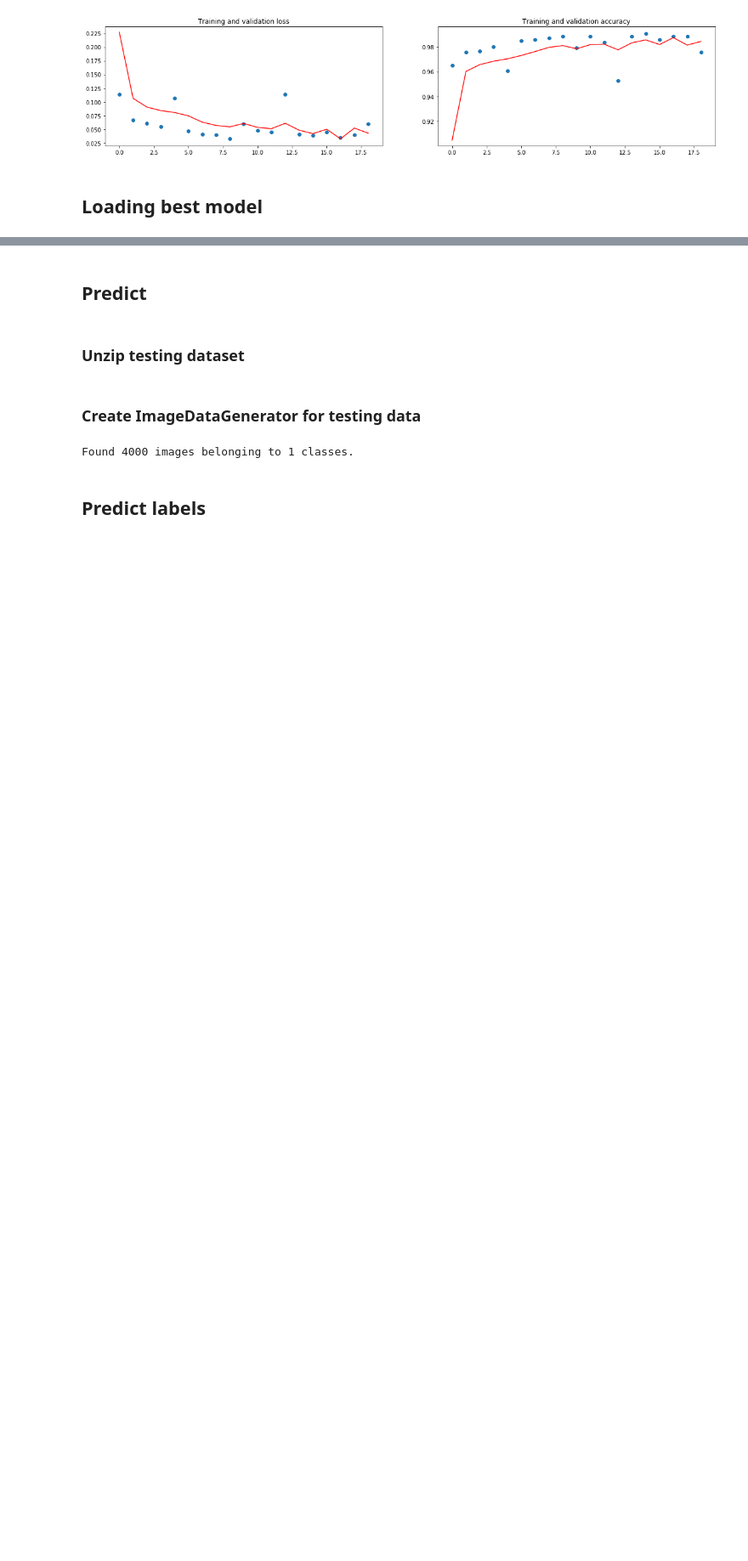
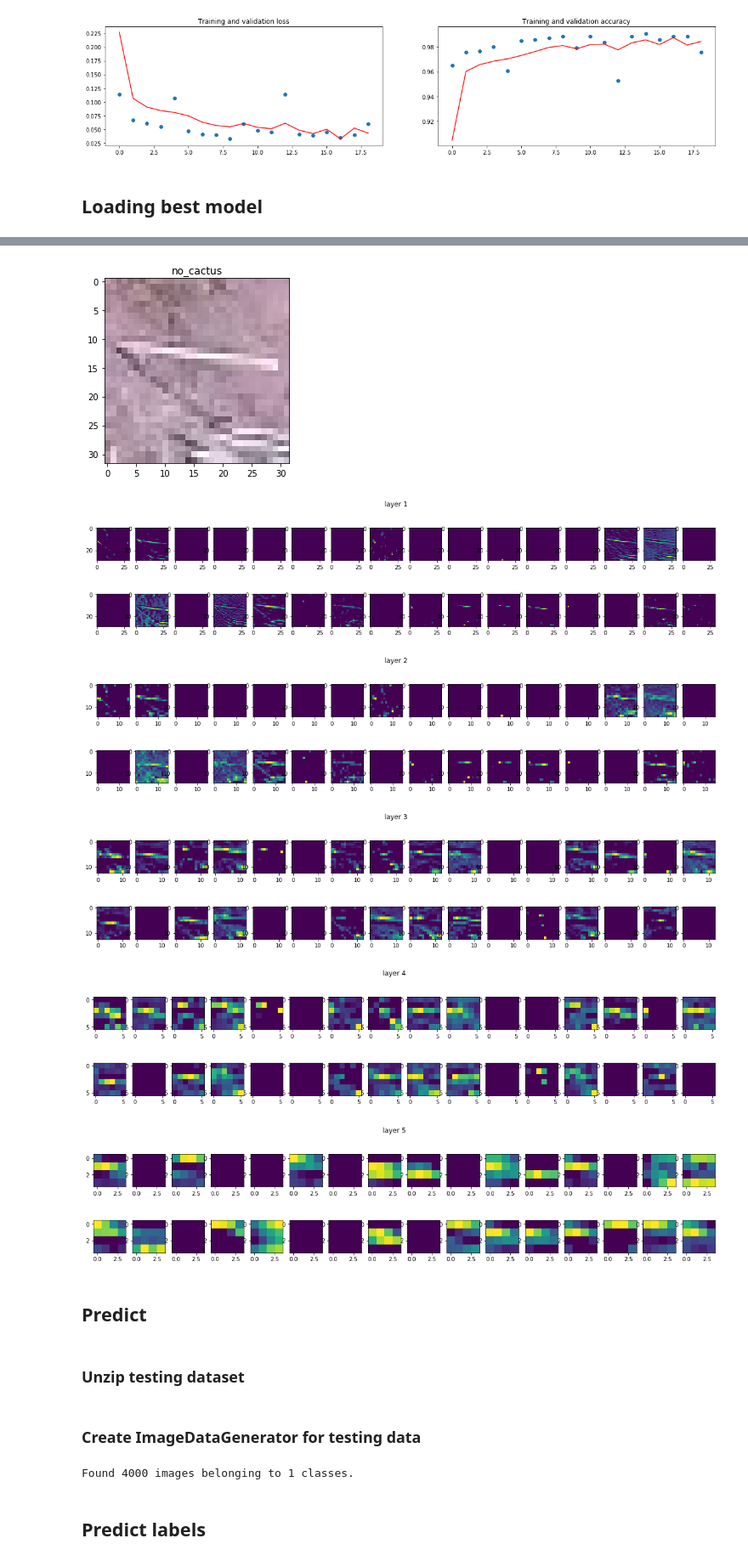
Before and after one commit to lipinski/kaggle-projects, a Jupyter notebook: aerial-cactus-identification/model.ipynb, the cells around one changed output, grey strips where cells are left out. Shown at 85% size. Drawn from its saved outputs; the diff is of its cells as text; code cells hidden in the pictures; blank space fills up the shorter version.

Commit message:
Add layers visualization

```diff
--- a/aerial-cactus-identification/model.ipynb
+++ b/aerial-cactus-identification/model.ipynb
@@ -34,8 +35,9 @@ if not os.path.exists(cactus_dir):
     os.mkdir(cactus_dir)
     os.mkdir(no_cactus_dir)
 
+labels_map = {0: 'no_cactus', 1: 'cactus'}
 train_csv_df = pd.read_csv('dataset/train.csv')
-train_csv_df['label'] = train_csv_df.has_cactus.map({0: 'no_cactus', 1: 'cactus'})
+train_csv_df['label'] = train_csv_df.has_cactus.map(labels_map)
 train_csv_df['path'] =  train_dir + train_csv_df['label'] + '/' + train_csv_df['id']
 
 train_csv_df.head()
@@ -169,0 +176,15 @@ clf.load_weights('model.h5')
+# %%
+layers_output = [layer.output for layer in clf.layers]
+activation_model = tf.keras.models.Model(inputs=clf.input, outputs=layers_output)
+
+def display_activation(x, activation_model, shape, act_index):
+    activations = activation_model.predict(x)
+    activation = activations[act_index]
+    fig, axes = plt.subplots(nrows=shape[0], ncols=shape[1], figsize=(20, 4))
+    axes = axes.flatten()
+
+    for i, ax in enumerate(axes):
+        ax.imshow(activation[0, :, :, i], cmap='viridis')
+
+    fig.suptitle("layer {}".format(act_index+1))
+    plt.plot()
@@ -170,3 +193,21 @@ clf.load_weights('model.h5')
+# %%
+sample = list(next(train_gen))
+n = 2
+x, y = sample[0][n], sample[1][n]
+x = x.reshape(1, 32, 32, 3)
+
+ax = plt.imshow(x.reshape(32, 32, 3))
+plt.title(labels_map[y])
+
+for layer_idx in range(0, 5):
+    display_activation(x, activation_model, (2, 16), layer_idx)
+# %% [output]
+[figure, added]
+[figure, added]
+[figure, added]
+[figure, added]
+[figure, added]
+[figure, added]
 # %% [markdown]
 ## Predict
 # %% [markdown]
```
Also changed, not shown: parts of 6 cells of this notebook.
